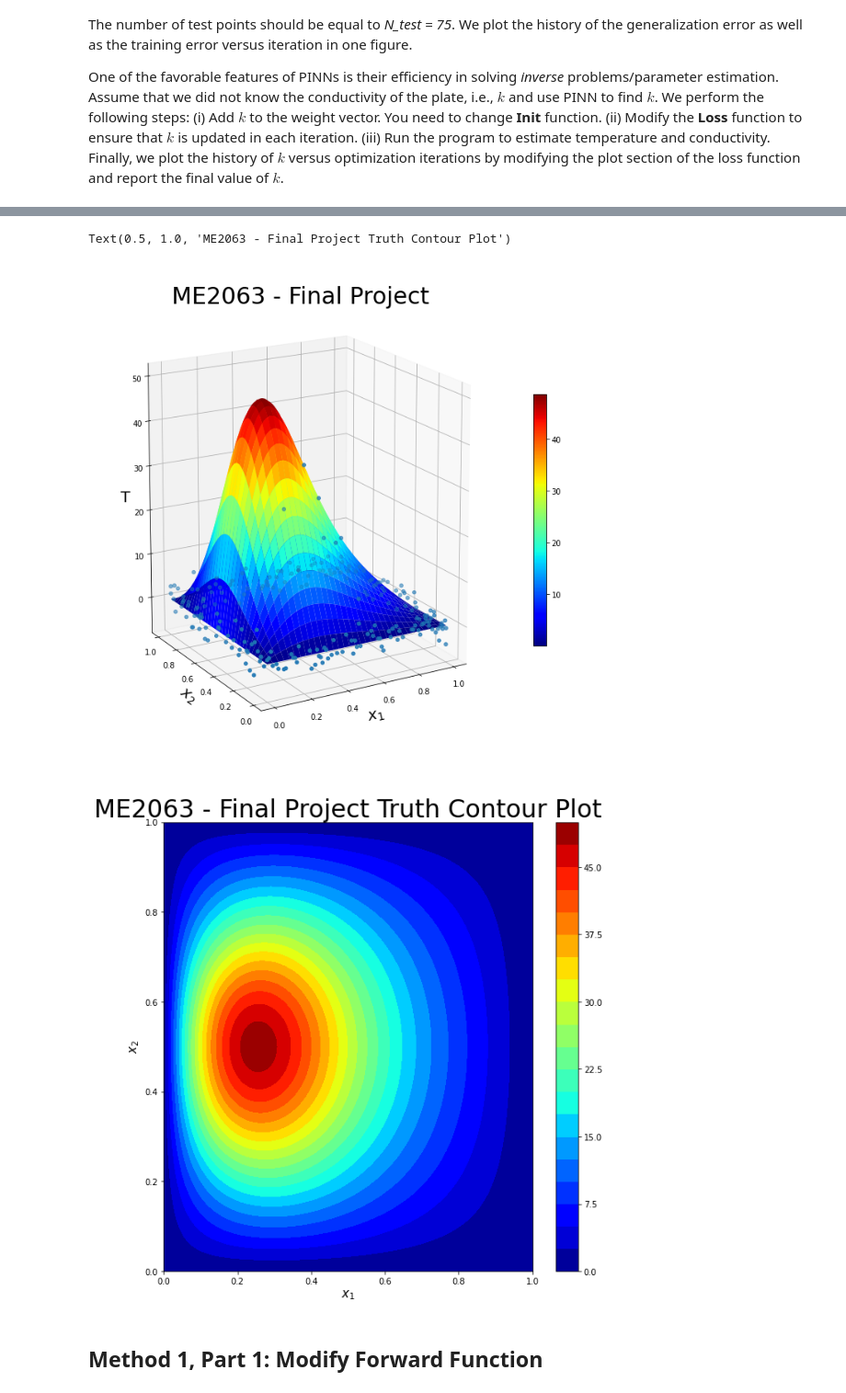
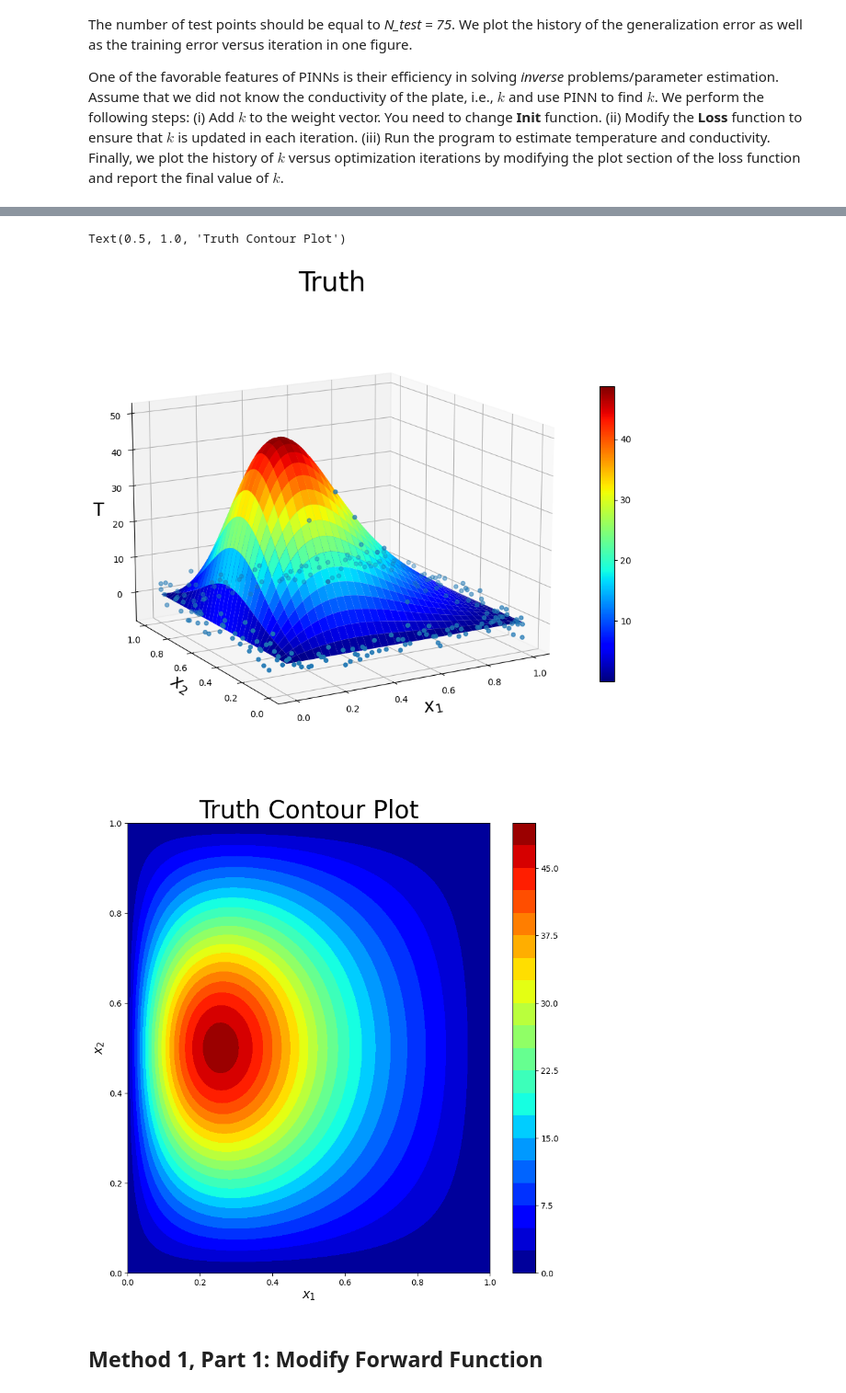
Before and after one commit to tycho-bro-hey/physics-informed-neural-network, a Jupyter notebook: physics-informed-neural-network.ipynb, the cells around one changed output, grey strips where cells are left out. Shown at 92% size. Saved outputs shown, nothing was run; the diff lists cells and outputs as text; code cells hidden in the pictures.

Commit message:
updates on code and plots

```diff
--- a/physics-informed-neural-network.ipynb
+++ b/physics-informed-neural-network.ipynb
@@ -72,38 +65,37 @@ I_train, I_test = I[N_test:], I[:N_test]
 
 X_train = jnp.hstack((X1.reshape(-1,1)[I_train], X2.reshape(-1,1)[I_train]))
 Y_train = T.ravel()[I_train] + sigma*jax.random.normal(key, shape=(len(I_train),))
 
 X_test = jnp.hstack((X1.reshape(-1,1)[I_test], X2.reshape(-1,1)[I_test]))
 Y_test = T.ravel()[I_test]
 
 X_model = L*jax.random.uniform(key, shape=(N_Model,2))
 
 q = lambda X: -250*jnp.exp(-20*(X[:,0]-L/6)**2-20*(X[:,1]-L/2)**2)
 
 
 SX1, SX2 = np.meshgrid(X1[0,:],X2[:,0])
 fig = plt.figure(figsize=(12,12))
-plt.title('ME2063 - Final Project')
 ax = fig.add_subplot(111, projection='3d')
 scat = ax.scatter3D(X_train[:,0],X_train[:,1],Y_train, cmap = 'jet')
 surf = ax.plot_surface(SX1, SX2, T, cmap='jet',label = 'Truth')
 ax.set_xlabel(r'$x_{1}$',fontsize = 20)
 ax.set_ylabel(r'$x_{2}$',fontsize = 20)
 ax.set_zlabel('T',fontsize = 20)
 ax.view_init(elev=15, azim=-120)
-ax.set_title(r'ME2063 - Final Project',fontsize=30)
+ax.set_title(r'Truth',fontsize=30)
 fig.colorbar(surf, shrink = 0.5)
 
 fig = plt.figure(figsize=(10,10))
 plt.contourf(SX1,SX2,T,cmap='jet',levels=20)
 plt.colorbar()
 plt.xlabel(r'$x_{1}$',fontsize = 15)
 plt.ylabel(r'$x_{2}$',fontsize = 15)
 plt.title(r'Truth Contour Plot',fontsize=30)
 # %% [output]
-Text(0.5, 1.0, 'ME2063 - Final Project Truth Contour Plot')
+Text(0.5, 1.0, 'Truth Contour Plot')
-[figure, old version]
+[figure, new version]
-[figure, old version]
+[figure, new version]
 # %% [markdown]
 ## Method 1, Part 1: Modify Forward Function
 # %%
```
Also changed, not shown: parts of 7 cells of this notebook.
